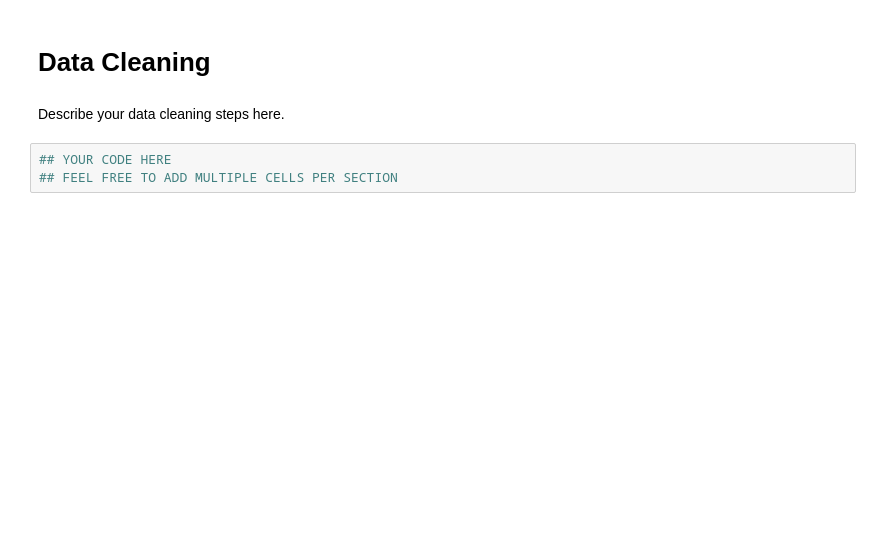
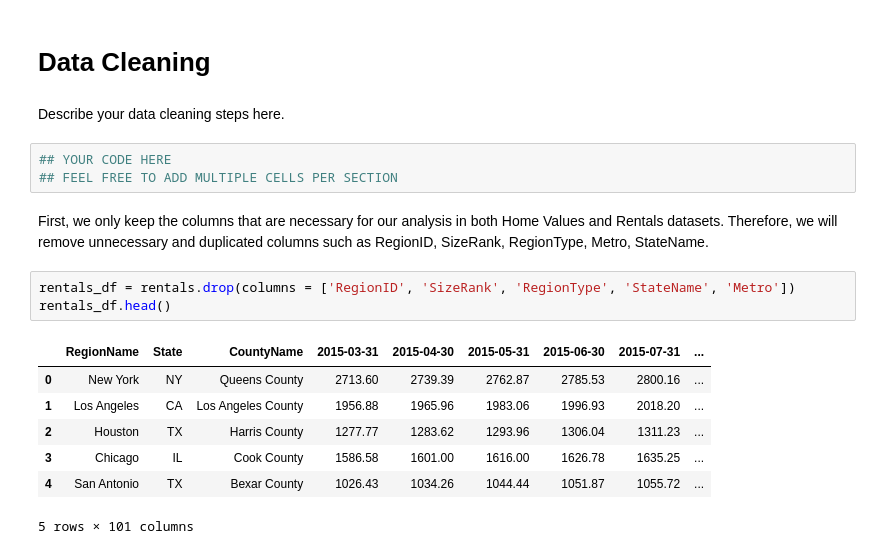
Before and after one commit to ahvuong/COGS108_Data_Science_In_Practice, a Jupyter notebook: DataCheckpointGroup_Sp23_AAA-H.ipynb, the cells around one changed output. Cells and saved outputs as stored; diff of their text form; blank space fills up the shorter version.

```diff
--- a/DataCheckpointGroup_Sp23_AAA-H.ipynb
+++ b/DataCheckpointGroup_Sp23_AAA-H.ipynb
@@ -97,3 +97,16 @@ Describe your data cleaning steps here.
 # %%
 ## YOUR CODE HERE
 ## FEEL FREE TO ADD MULTIPLE CELLS PER SECTION
+# %% [markdown]
+First, we only keep the columns that are necessary for our analysis in both Home Values and Rentals datasets. Therefore, we will remove unnecessary and duplicated columns such as RegionID, SizeRank, RegionType, Metro, StateName.
+# %%
+rentals_df = rentals.drop(columns = ['RegionID', 'SizeRank', 'RegionType', 'StateName', 'Metro'])
+rentals_df.head()
+# %% [output]
+|  | RegionName | State | CountyName | 2015-03-31 | 2015-04-30 | 2015-05-31 | 2015-06-30 | 2015-07-31 | ... |
+| 0 | New York | NY | Queens County | 2713.60 | 2739.39 | 2762.87 | 2785.53 | 2800.16 | ... |
+| 1 | Los Angeles | CA | Los Angeles County | 1956.88 | 1965.96 | 1983.06 | 1996.93 | 2018.20 | ... |
+| 2 | Houston | TX | Harris County | 1277.77 | 1283.62 | 1293.96 | 1306.04 | 1311.23 | ... |
+| 3 | Chicago | IL | Cook County | 1586.58 | 1601.00 | 1616.00 | 1626.78 | 1635.25 | ... |
+| 4 | San Antonio | TX | Bexar County | 1026.43 | 1034.26 | 1044.44 | 1051.87 | 1055.72 | ... |
+5 rows × 101 columns
```
Also changed, not shown: parts of 18 cells of this notebook, 2 other files.
